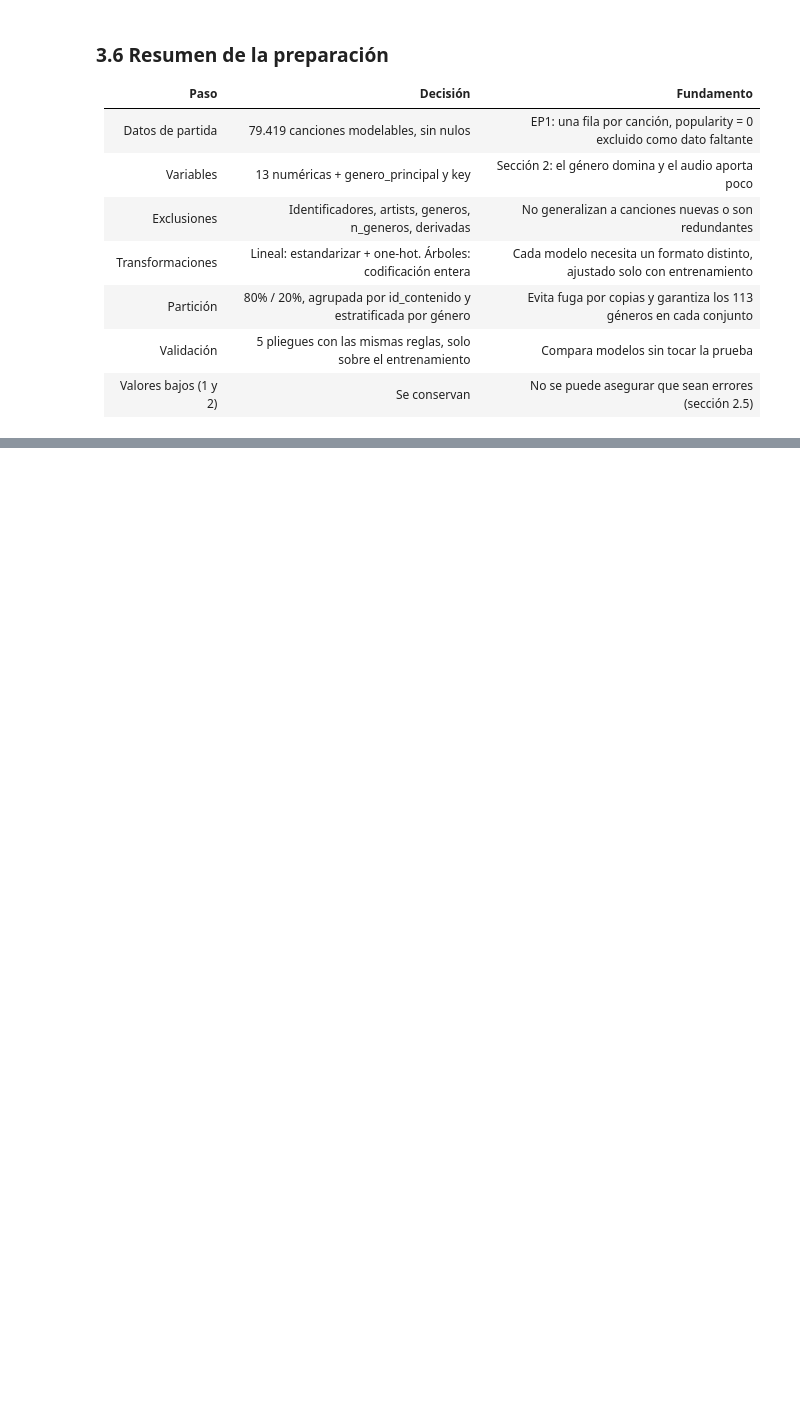
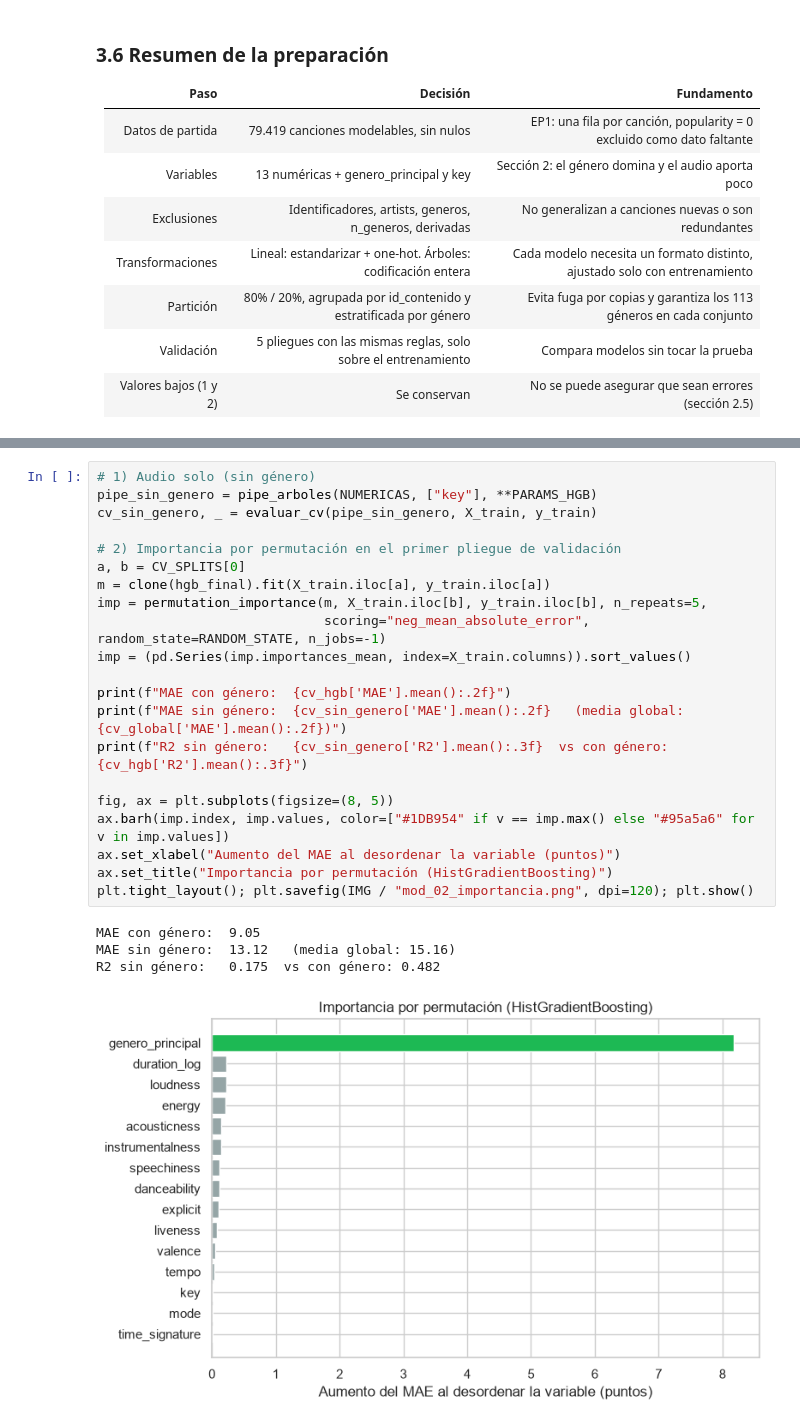
Before and after one commit to JeanBiza/ep-ml-spotify, a Jupyter notebook: notebook/EP2_ML.ipynb, the cells around one changed output, grey strips where cells are left out. Drawn from its saved outputs; the diff is of its cells as text; blank space fills up the shorter version.

```diff
--- a/notebook/EP2_ML.ipynb
+++ b/notebook/EP2_ML.ipynb
@@ -659,0 +859,26 @@ Matriz para clustering: 79,419 canciones x 9 variables de audio
+# %%
+# 1) Audio solo (sin género)
+pipe_sin_genero = pipe_arboles(NUMERICAS, ["key"], **PARAMS_HGB)
+cv_sin_genero, _ = evaluar_cv(pipe_sin_genero, X_train, y_train)
+
+# 2) Importancia por permutación en el primer pliegue de validación
+a, b = CV_SPLITS[0]
+m = clone(hgb_final).fit(X_train.iloc[a], y_train.iloc[a])
+imp = permutation_importance(m, X_train.iloc[b], y_train.iloc[b], n_repeats=5,
+                             scoring="neg_mean_absolute_error", random_state=RANDOM_STATE, n_jobs=-1)
+imp = (pd.Series(imp.importances_mean, index=X_train.columns)).sort_values()
+
+print(f"MAE con género:  {cv_hgb['MAE'].mean():.2f}")
+print(f"MAE sin género:  {cv_sin_genero['MAE'].mean():.2f}   (media global: {cv_global['MAE'].mean():.2f})")
+print(f"R2 sin género:   {cv_sin_genero['R2'].mean():.3f}  vs con género: {cv_hgb['R2'].mean():.3f}")
+
+fig, ax = plt.subplots(figsize=(8, 5))
+ax.barh(imp.index, imp.values, color=["#1DB954" if v == imp.max() else "#95a5a6" for v in imp.values])
+ax.set_xlabel("Aumento del MAE al desordenar la variable (puntos)")
+ax.set_title("Importancia por permutación (HistGradientBoosting)")
+plt.tight_layout(); plt.savefig(IMG / "mod_02_importancia.png", dpi=120); plt.show()
+# %% [output]
+MAE con género:  9.05
+MAE sin género:  13.12   (media global: 15.16)
+R2 sin género:   0.175  vs con género: 0.482
+[figure, added]
```
Also changed, not shown: parts of 27 cells of this notebook, 15 other files.
